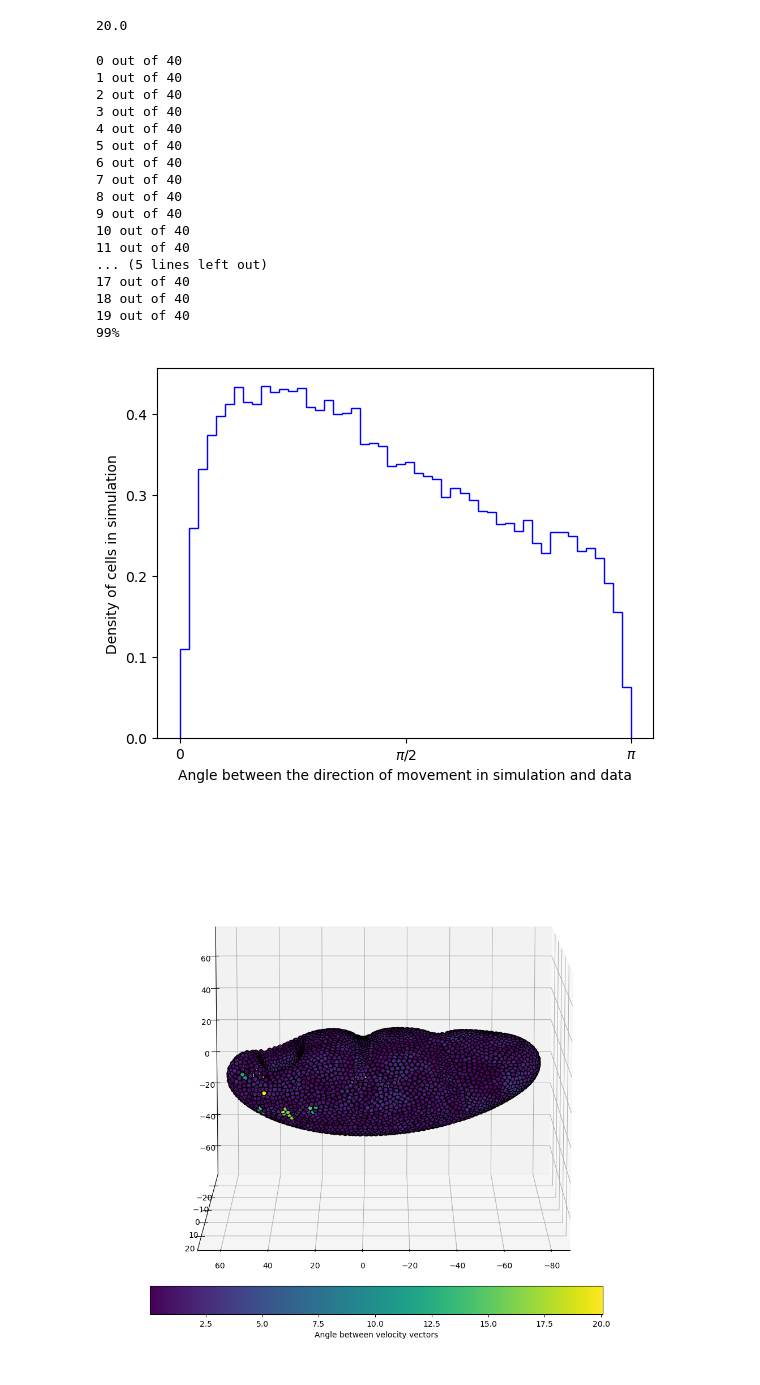
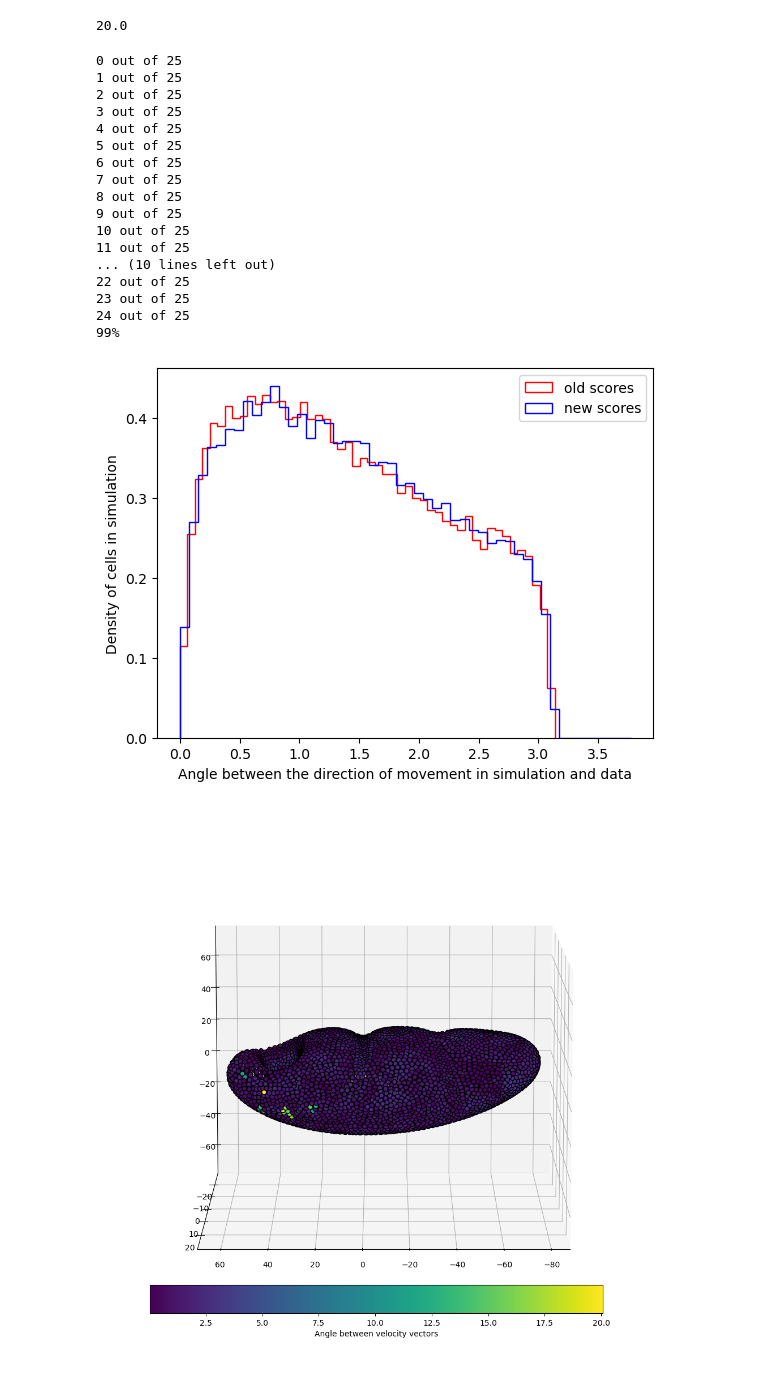
Before and after one commit to JakobSchauser/Thesis, a Jupyter notebook: CompareToData/CompareTesting.ipynb, the cells around one changed output. Saved outputs shown, nothing was run; the diff lists cells and outputs as text; code cells hidden in the pictures.

```diff
--- a/CompareToData/CompareTesting.ipynb
+++ b/CompareToData/CompareTesting.ipynb
@@ -184,39 +182,49 @@ def get_scores(time_index, N_closest = 5, timescale = 50):
 20.0
 # %%
 color_scores = []
-timescale = 100
-for time_index in range(20):
-    print(f"{int(time_index)} out of {20}", end = '\n')
+timescale = 70
+for time_index in range(25):
+    print(f"{int(time_index)} out of {25}", end = '\n')
     scores = get_scores(time_index+2, 15, timescale)
     color_scores.append(scores)
+
+
+np.save('gradual_l3_startx_9_scores.npy', color_scores)
 # %% [output]
-0 out of 40
-1 out of 40
-2 out of 40
-3 out of 40
-4 out of 40
-5 out of 40
-6 out of 40
-7 out of 40
-8 out of 40
-9 out of 40
-10 out of 40
-11 out of 40
-... (5 lines left out)
-17 out of 40
-18 out of 40
-19 out of 40
+0 out of 25
+1 out of 25
+2 out of 25
+3 out of 25
+4 out of 25
+5 out of 25
+6 out of 25
+7 out of 25
+8 out of 25
+9 out of 25
+10 out of 25
+11 out of 25
+... (10 lines left out)
+22 out of 25
+23 out of 25
+24 out of 25
 99%
 # %%
+import matplotlib.pyplot as plt
+old_scores = np.load('no_close_even_long_term_3_scores.npy')
+new_scores = np.load('gradual_l3_startx_9_scores.npy')
+old_scores = np.array(old_scores[5:15]).flatten()
 
-flat_scores = np.array(color_scores[5:15]).flatten()
-plt.hist(flat_scores[flat_scores < 4], bins = 50, histtype='step', color='b', label = '15th frame', density = True)
+new_scores = np.array(new_scores[5:15]).flatten()
+
+plt.hist(old_scores[old_scores < 4][old_scores[old_scores < 4] > 0], bins = 50, histtype='step', color='r', label = 'old scores', density = True)
+plt.hist(new_scores[new_scores < 4][new_scores[new_scores < 4] > 0], bins = 50, histtype='step', color='b', label = 'new scores', density = True)
 plt.xlabel('Angle between the direction of movement in simulation and data')
 plt.ylabel('Density of cells in simulation')
-plt.xticks([0, np.pi/2,  np.pi], ['0', r'$\pi/2$', r'$\pi$'])
+# plt.xticks([0, np.pi/2,  np.pi], ['0', r'$\pi/2$', r'$\pi$'])
+plt.legend()
 plt.show()
 # %% [output]
-[figure, old version]
+[figure, new version]
 # %%
 fig = plt.figure(figsize = (10,10), tight_layout = True)
 ax = fig.add_subplot(111, projection='3d',)
```
Also changed, not shown: parts of 4 cells of this notebook, 8 other files.
